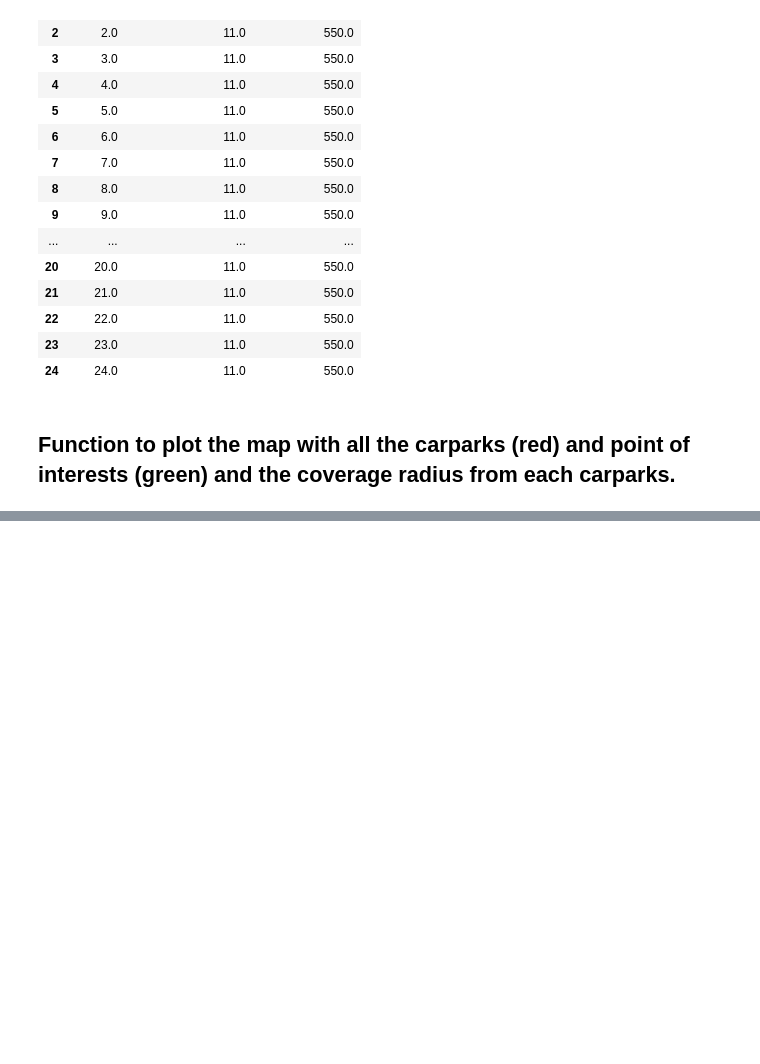
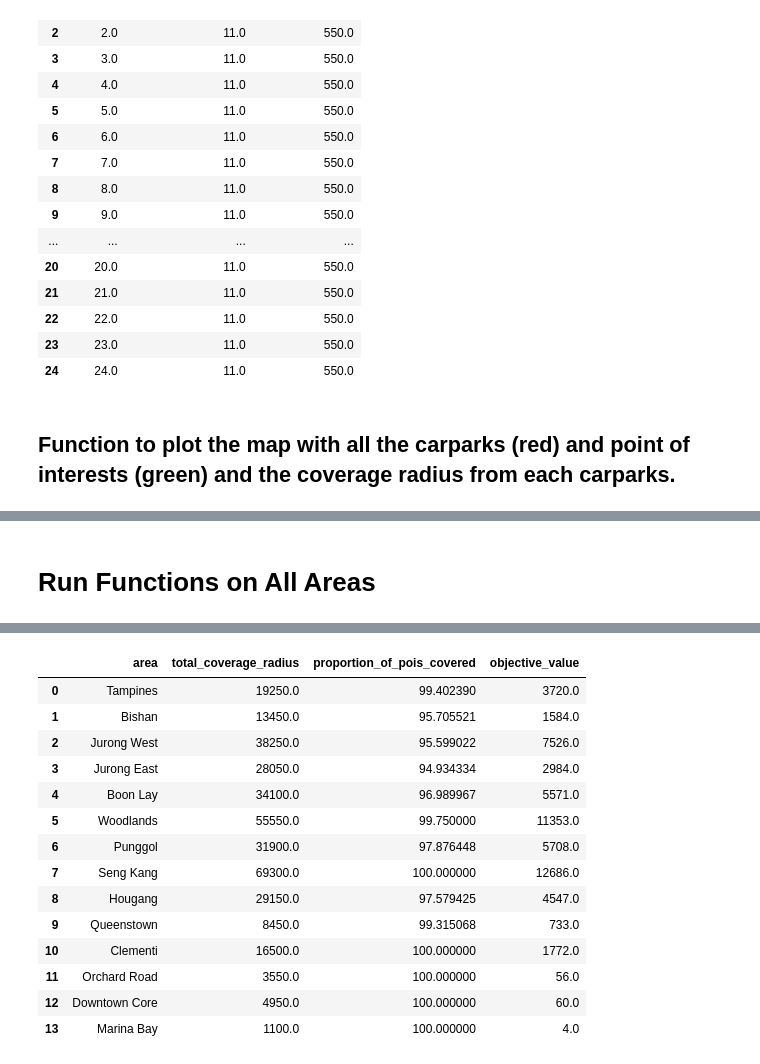
Before and after one commit to fabecode/EV-Charger-Optimisation, a Jupyter notebook: optimization_for testing.ipynb, the cells around one changed output, grey strips where cells are left out. Saved outputs shown, nothing was run; the diff lists cells and outputs as text; code cells hidden in the pictures; blank space fills up the shorter version.

Commit message:
Add function and results for all areas

```diff
--- a/optimization_for testing.ipynb
+++ b/optimization_for testing.ipynb
@@ -573,3 +611,56 @@ results_map = plot_optimal_charger_placement(model, area_cp_df, area_poi_df, are
 results_map
 # %% [output]
 [interactive output not drawn]
+# %% [markdown]
+# Run Functions on All Areas
+# %%
+# Run the diff functions for diff regions
+area_names = ["Tampines", "Bishan", "Jurong West", "Jurong East", "Boon Lay", "Woodlands", "Punggol", "Seng Kang", "Hougang", "Queenstown", "Clementi", "Orchard Road", "Downtown Core", "Marina Bay"]
+
+# Create an empty dictionary to store the data
+data_dict = {
+    "area": [],
+    "total_coverage_radius": [],
+    "proportion_of_pois_covered": [],
+    "objective_value": [],
+}
+
+for area_name in area_names:
+    # create dist matrix
+    area_poi_df = is_within_residential_area(area_name, poi_df)
+    area_cp_df = is_within_residential_area(area_name, cp_df)
+    pkl_filename = f"data/pkl/{area_name.lower().replace(' ', '_')}_dm.pkl"
+    D_ij = construct_distance_matrix(area_cp_df, area_poi_df, pkl_filename)
+
+    # solve the model
+    B = len(area_cp_df)  # Number of car parks
+    D = len(area_poi_df)  # Number of points of interest
+    P = 3  # Minimum number of chargers required at each car park
+    R_max = 550  # Maximum coverage radius (in meters)
+    k = 50  # Constant for coverage radius calculation (in meters)
+
+    C = 10500  # Variable cost of installing one charging station
+    W = ((B/1273)*60000)*10500  # Total budget for area = [(number of carparks at area/1273)*60000]*10500 =
+
+    # Solve the EV Optimal Placement Optimization problem
+    model, obj_value, sum_coverage_radius, proportion_of_pois_covered, df_charger_placement = solve_ev_optimal_placement(B, D, P, k, R_max, C, W, D_ij, print_results=False)
+
+    # Save data into dictionary
+    data_dict["area"].append(area_name)
+    data_dict["total_coverage_radius"].append(sum_coverage_radius)
+    data_dict["proportion_of_pois_covered"].append(proportion_of_pois_covered)
+    data_dict["objective_value"].append(obj_value)
+
+# Convert dictionary to DataFrame
+df_charger_placement = pd.DataFrame(data_dict)
+
+# Save DataFrame to CSV
+df_charger_placement.to_csv("data/EVChargerPlacementResults.csv", index=False)
+
+#Find the average proportion of POIs covered
+average_proportion_of_pois_covered = df_charger_placement["proportion_of_pois_covered"].mean()
+print(f"Average proportion of points of interest covered: {average_proportion_of_pois_covered:.2f}%")
+
+#display the results
+df_charger_placement
+# %% [output]
@@ -575,0 +684,15 @@ results_map
+|  | area | total_coverage_radius | proportion_of_pois_covered | objective_value |
+| 0 | Tampines | 19250.0 | 99.402390 | 3720.0 |
+| 1 | Bishan | 13450.0 | 95.705521 | 1584.0 |
+| 2 | Jurong West | 38250.0 | 95.599022 | 7526.0 |
+| 3 | Jurong East | 28050.0 | 94.934334 | 2984.0 |
+| 4 | Boon Lay | 34100.0 | 96.989967 | 5571.0 |
+| 5 | Woodlands | 55550.0 | 99.750000 | 11353.0 |
+| 6 | Punggol | 31900.0 | 97.876448 | 5708.0 |
+| 7 | Seng Kang | 69300.0 | 100.000000 | 12686.0 |
+| 8 | Hougang | 29150.0 | 97.579425 | 4547.0 |
+| 9 | Queenstown | 8450.0 | 99.315068 | 733.0 |
+| 10 | Clementi | 16500.0 | 100.000000 | 1772.0 |
+| 11 | Orchard Road | 3550.0 | 100.000000 | 56.0 |
+| 12 | Downtown Core | 4950.0 | 100.000000 | 60.0 |
+| 13 | Marina Bay | 1100.0 | 100.000000 | 4.0 |
```
Also changed, not shown: parts of 3 cells of this notebook, 1 other file.
